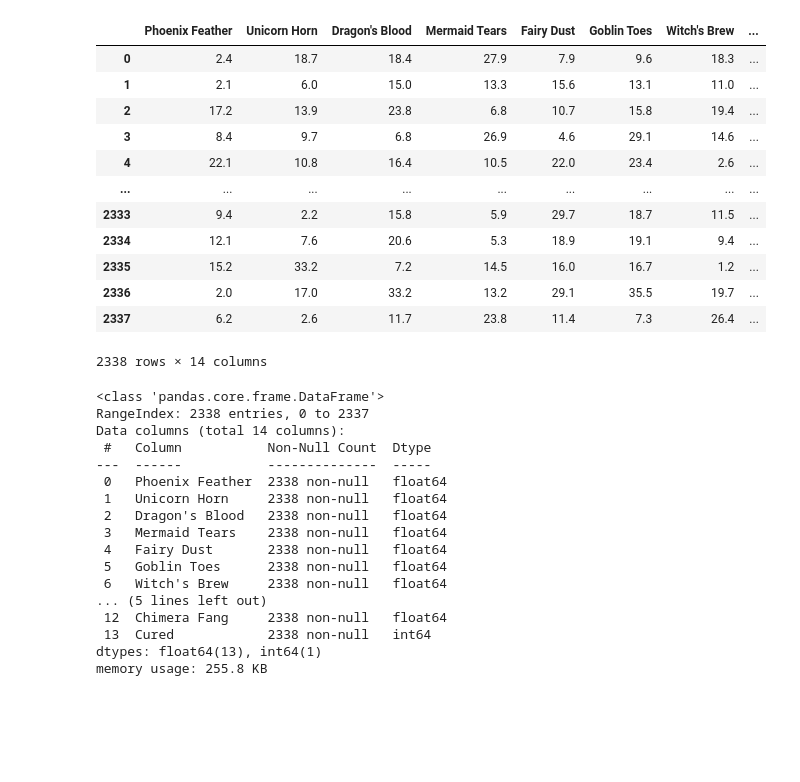
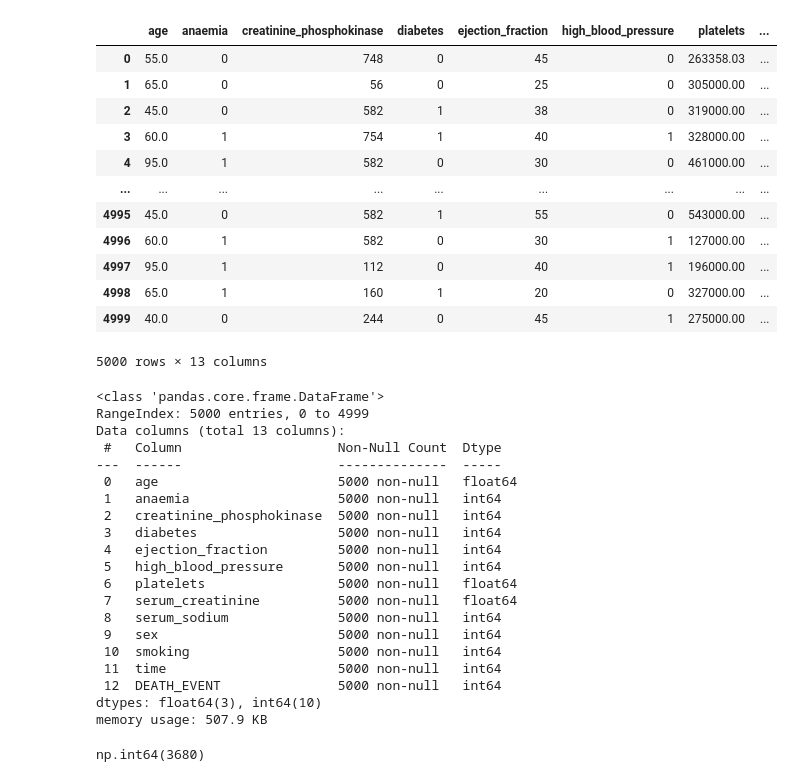
Before and after one commit to KarbivnychyiVolodymyr/machine_learning, a Jupyter notebook: Karbivnichy_2.ipynb, the cells around one changed output. Saved outputs shown, nothing was run; the diff lists cells and outputs as text; code cells hidden in the pictures; blank space fills up the shorter version.

```diff
--- a/Karbivnichy_2.ipynb
+++ b/Karbivnichy_2.ipynb
@@ -11,38 +27,44 @@ Saving data.csv to data.csv
 # %%
-
-df = pd.read_csv('data.csv')
+df = pd.read_csv('heart.csv')
 df
 # %% [output]
-|  | Phoenix Feather | Unicorn Horn | Dragon's Blood | Mermaid Tears | Fairy Dust | Goblin Toes | Witch's Brew | ... |
-| 0 | 2.4 | 18.7 | 18.4 | 27.9 | 7.9 | 9.6 | 18.3 | ... |
-| 1 | 2.1 | 6.0 | 15.0 | 13.3 | 15.6 | 13.1 | 11.0 | ... |
-| 2 | 17.2 | 13.9 | 23.8 | 6.8 | 10.7 | 15.8 | 19.4 | ... |
-| 3 | 8.4 | 9.7 | 6.8 | 26.9 | 4.6 | 29.1 | 14.6 | ... |
-| 4 | 22.1 | 10.8 | 16.4 | 10.5 | 22.0 | 23.4 | 2.6 | ... |
+|  | age | anaemia | creatinine_phosphokinase | diabetes | ejection_fraction | high_blood_pressure | platelets | ... |
+| 0 | 55.0 | 0 | 748 | 0 | 45 | 0 | 263358.03 | ... |
+| 1 | 65.0 | 0 | 56 | 0 | 25 | 0 | 305000.00 | ... |
+| 2 | 45.0 | 0 | 582 | 1 | 38 | 0 | 319000.00 | ... |
+| 3 | 60.0 | 1 | 754 | 1 | 40 | 1 | 328000.00 | ... |
+| 4 | 95.0 | 1 | 582 | 0 | 30 | 0 | 461000.00 | ... |
 | ... | ... | ... | ... | ... | ... | ... | ... | ... |
-| 2333 | 9.4 | 2.2 | 15.8 | 5.9 | 29.7 | 18.7 | 11.5 | ... |
-| 2334 | 12.1 | 7.6 | 20.6 | 5.3 | 18.9 | 19.1 | 9.4 | ... |
-| 2335 | 15.2 | 33.2 | 7.2 | 14.5 | 16.0 | 16.7 | 1.2 | ... |
-| 2336 | 2.0 | 17.0 | 33.2 | 13.2 | 29.1 | 35.5 | 19.7 | ... |
-| 2337 | 6.2 | 2.6 | 11.7 | 23.8 | 11.4 | 7.3 | 26.4 | ... |
+| 4995 | 45.0 | 0 | 582 | 1 | 55 | 0 | 543000.00 | ... |
+| 4996 | 60.0 | 1 | 582 | 0 | 30 | 1 | 127000.00 | ... |
+| 4997 | 95.0 | 1 | 112 | 0 | 40 | 1 | 196000.00 | ... |
+| 4998 | 65.0 | 1 | 160 | 1 | 20 | 0 | 327000.00 | ... |
+| 4999 | 40.0 | 0 | 244 | 0 | 45 | 1 | 275000.00 | ... |
-2338 rows × 14 columns
+5000 rows × 13 columns
 # %%
 df.info()
 # %% [output]
 <class 'pandas.core.frame.DataFrame'>
-RangeIndex: 2338 entries, 0 to 2337
-Data columns (total 14 columns):
- #   Column           Non-Null Count  Dtype
----  ------           --------------  -----
- 0   Phoenix Feather  2338 non-null   float64
- 1   Unicorn Horn     2338 non-null   float64
- 2   Dragon's Blood   2338 non-null   float64
- 3   Mermaid Tears    2338 non-null   float64
- 4   Fairy Dust       2338 non-null   float64
- 5   Goblin Toes      2338 non-null   float64
- 6   Witch's Brew     2338 non-null   float64
-... (5 lines left out)
- 12  Chimera Fang     2338 non-null   float64
- 13  Cured            2338 non-null   int64
-dtypes: float64(13), int64(1)
-memory usage: 255.8 KB
+RangeIndex: 5000 entries, 0 to 4999
+Data columns (total 13 columns):
+ #   Column                    Non-Null Count  Dtype
+---  ------                    --------------  -----
+ 0   age                       5000 non-null   float64
+ 1   anaemia                   5000 non-null   int64
+ 2   creatinine_phosphokinase  5000 non-null   int64
+ 3   diabetes                  5000 non-null   int64
+ 4   ejection_fraction         5000 non-null   int64
+ 5   high_blood_pressure       5000 non-null   int64
+ 6   platelets                 5000 non-null   float64
+ 7   serum_creatinine          5000 non-null   float64
+ 8   serum_sodium              5000 non-null   int64
+ 9   sex                       5000 non-null   int64
+ 10  smoking                   5000 non-null   int64
+ 11  time                      5000 non-null   int64
+ 12  DEATH_EVENT               5000 non-null   int64
+dtypes: float64(3), int64(10)
+memory usage: 507.9 KB
+# %%
+df.duplicated().sum()
+# %% [output]
+np.int64(3680)
```
Also changed, not shown: parts of 55 cells of this notebook.
